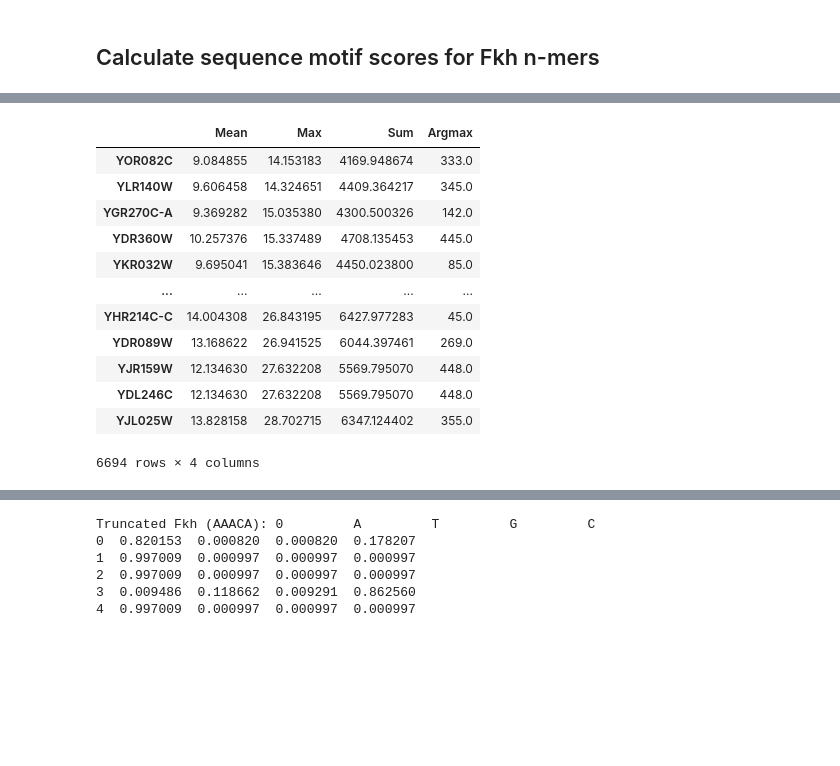
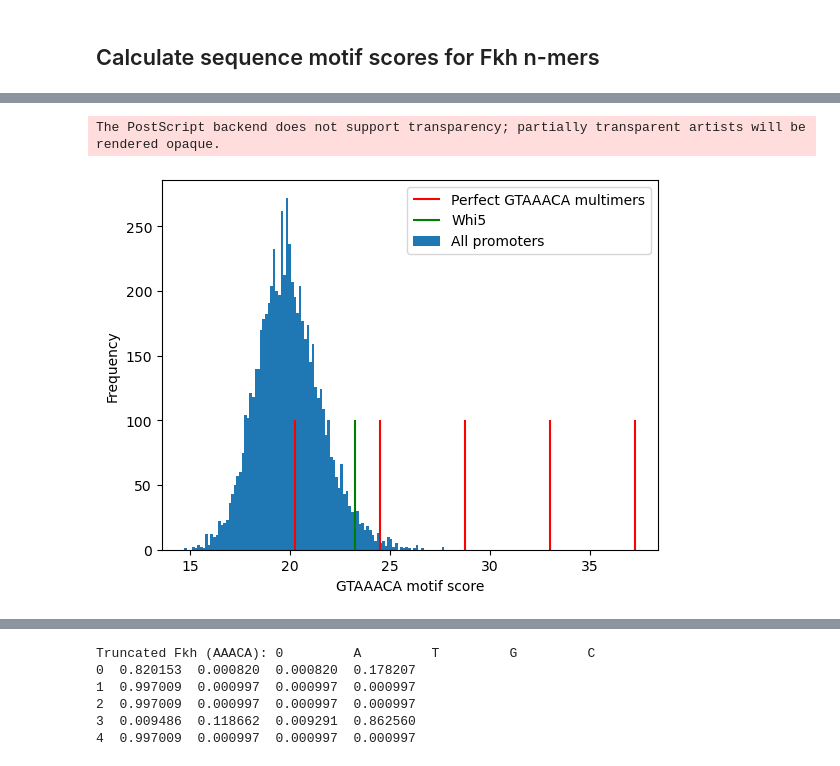
Before and after one commit to skotheimlab/fkh_concatemer_analysis, a Jupyter notebook: fkh_binding_site_on_scg.ipynb, the cells around one changed output, grey strips where cells are left out. Saved outputs shown, nothing was run; the diff lists cells and outputs as text; code cells hidden in the pictures; blank space fills up the shorter version.

Commit message:
added full FKH analysis per reviewer comments

```diff
--- a/fkh_binding_site_on_scg.ipynb
+++ b/fkh_binding_site_on_scg.ipynb
@@ -148,16 +132,56 @@ The PostScript backend does not support transparency; partially transparent arti
 # %%
-df_full_6mer.sort_values('Max')
+# 'Calibrate' 2mer v. 3mer etc scores for full scores
+from numpy import random
+def generate_random_sequence(frequencies,n):
+    # convert frequency table to cumulatives and do metropolis
+    cumu_freq = dict(zip(frequencies.keys(),np.cumsum(list(frequencies.values()))))
+    p = random.rand(n)
+    nt = list(frequencies.keys())
+    seq = pd.Series(range(n))
+    seq.loc[p < cumu_freq[nt[0]]] = nt[0]
+    seq.loc[(p > cumu_freq[nt[0]]) & (p <= cumu_freq[nt[1]])] = nt[1]
+    seq.loc[(p > cumu_freq[nt[1]]) & (p <= cumu_freq[nt[2]])] = nt[2]
+    seq.loc[(p > cumu_freq[nt[2]])] = nt[3]
+    return ''.join(seq.values)
+
+from collections import Counter
+from operator import add
+from functools import reduce
+counts = [Counter(seq[500:1000].seq) for seq in promoters.values()]
+frequencies = pd.Series(reduce(add, counts))
+frequencies = (frequencies / frequencies.sum()).to_dict()
+
+Niters = 1000
+synthetic_scores = pd.DataFrame(index=range(Niters),columns=['two-mer','three-mer','four-mer','five-mer','six-mer'])
+for i in range(Niters):
+    s = generate_random_sequence(frequencies,len(pd.concat((Fkh,Fkh,Fkh,Fkh,Fkh,Fkh))))
+    two_mer = 'GTAAACAGTAAACA' + s[14:]
+    three_mer = 'GTAAACAGTAAACAGTAAACA' + s[21:]
+    four_mer = 'GTAAACAGTAAACAGTAAACAGTAAACA' + s[28:]
+    five_mer = 'GTAAACAGTAAACAGTAAACAGTAAACAGTAAACA' + s[35:]
+    six_mer = 'GTAAACAGTAAACAGTAAACAGTAAACAGTAAACAGTAAACA'
+
+    # synthetic_scores.loc[i,'one-mer'] = \
+    #     get_pswm_score_fast(pd.concat((truncFkh,truncFkh,truncFkh,truncFkh,truncFkh,truncFkh),ignore_index=True),one_mer).max()
+    synthetic_scores.loc[i,'two-mer'] = \
+        get_pswm_score_fast(pd.concat((Fkh,Fkh,Fkh,Fkh,Fkh,Fkh),ignore_index=True),two_mer).max()
+    synthetic_scores.loc[i,'three-mer'] = \
+        get_pswm_score_fast(pd.concat((Fkh,Fkh,Fkh,Fkh,Fkh,Fkh),ignore_index=True),three_mer).max()
+    synthetic_scores.loc[i,'four-mer'] = \
+        get_pswm_score_fast(pd.concat((Fkh,Fkh,Fkh,Fkh,Fkh,Fkh),ignore_index=True),four_mer).max()
+    synthetic_scores.loc[i,'five-mer'] = \
+        get_pswm_score_fast(pd.concat((Fkh,Fkh,Fkh,Fkh,Fkh,Fkh),ignore_index=True),five_mer).max()
+    synthetic_scores.loc[i,'six-mer'] = \
+        get_pswm_score_fast(pd.concat((Fkh,Fkh,Fkh,Fkh,Fkh,Fkh),ignore_index=True),six_mer).max()
-# %% [output]
-|  | Mean | Max | Sum | Argmax |
-| YOR082C | 9.084855 | 14.153183 | 4169.948674 | 333.0 |
-| YLR140W | 9.606458 | 14.324651 | 4409.364217 | 345.0 |
-| YGR270C-A | 9.369282 | 15.035380 | 4300.500326 | 142.0 |
-| YDR360W | 10.257376 | 15.337489 | 4708.135453 | 445.0 |
-| YKR032W | 9.695041 | 15.383646 | 4450.023800 | 85.0 |
-| ... | ... | ... | ... | ... |
-| YHR214C-C | 14.004308 | 26.843195 | 6427.977283 | 45.0 |
-| YDR089W | 13.168622 | 26.941525 | 6044.397461 | 269.0 |
-| YJR159W | 12.134630 | 27.632208 | 5569.795070 | 448.0 |
-| YDL246C | 12.134630 | 27.632208 | 5569.795070 | 448.0 |
-| YJL025W | 13.828158 | 28.702715 | 6347.124402 | 355.0 |
-6694 rows × 4 columns
+# %%
+plt.hist(df_full_6mer['Max'],100)
+plt.vlines(synthetic_scores.mean(),ymin=0,ymax=100,color='red')
+plt.vlines(df_full_6mer.loc['YOR083W','Max'],ymin=0,ymax=100,color='green')
+plt.legend(['Perfect GTAAACA multimers','Whi5','All promoters',])
+plt.xlabel('GTAAACA motif score')
+plt.ylabel('Frequency')
+
+plt.savefig(path.join(dirname,'full_fkh_nmer_scores_calibrated.eps'),format='eps')
+# %% [output]
+The PostScript backend does not support transparency; partially transparent artists will be rendered opaque.
+[figure, added]
```
Also changed, not shown: parts of 4 cells of this notebook.
